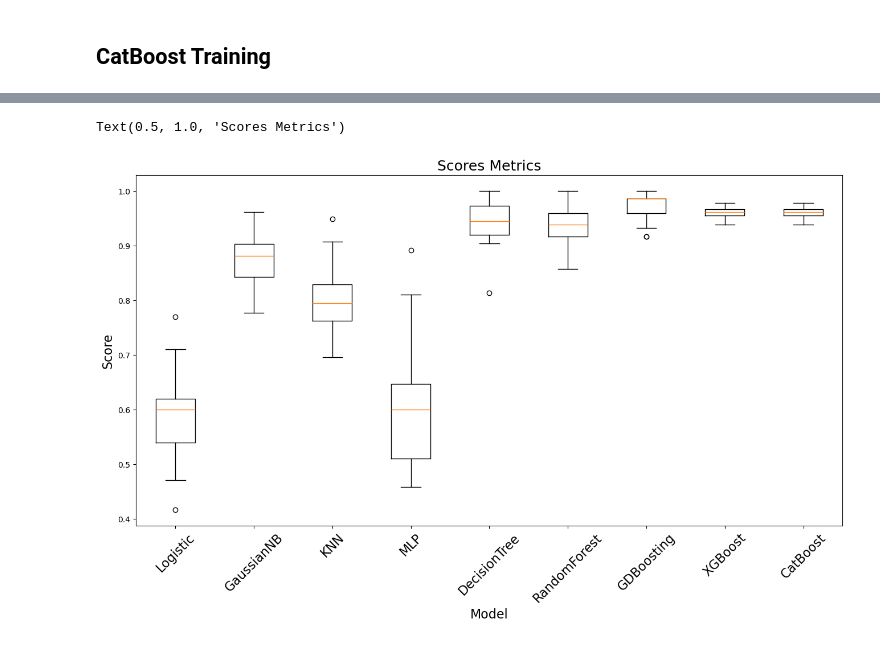
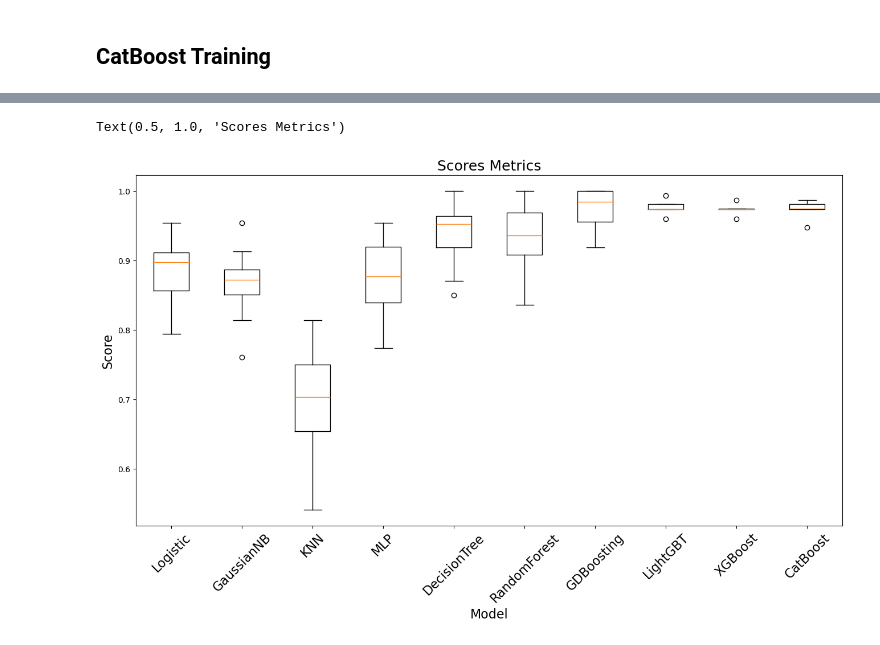
Before and after one commit to anhducbuui270802/FINANCIAL-DISTRESS-PREDICTION-, a Jupyter notebook: STEP2_BUILD_MODEL/train_model_data_2019.ipynb, the cells around one changed output, grey strips where cells are left out. Cells and saved outputs as stored; diff of their text form; code cells hidden in the pictures.

```diff
--- a/STEP2_BUILD_MODEL/train_model_data_2019.ipynb
+++ b/STEP2_BUILD_MODEL/train_model_data_2019.ipynb
@@ -32,7 +33,7 @@ from sklearn.metrics import classification_report
 from sklearn.metrics import roc_auc_score, auc, precision_recall_curve
 # %%
 df = pd.read_csv('final_data.csv')
-df = df[df['YEAR'] == 2020]
+df = df[df['YEAR'] == 2019]
 # %%
 df.head()
 # %% [output]
@@ -47,7 +49,7 @@ df.head()
 # %%
 from sklearn.model_selection import train_test_split
 
-X = df.drop(['TARGET', 'CODE', 'NAME', 'YEAR'], axis=1)
+X = df.drop(['TARGET', 'CODE', 'NAME', 'YEAR', 'STOCK EXCHANGE'], axis=1)
 y = df['TARGET']
 X_train, X_test, y_train, y_test = train_test_split(X, y, test_size=0.2, random_state=42)
 
@@ -386,6 +414,8 @@ params = {
 
 # Perform cross-validation to train the model
 cv_results = lgb.cv(params, lgb_data, num_boost_round=100, nfold=5, metrics='binary_error', seed=42)
+scores = cross_val_score(lgb.LGBMClassifier(), X, y, cv=5, scoring=metric)
+all_scores.append(scores)
 
 # Train the final model with the best number of boosting rounds
 best_num_boost_round = len(cv_results['valid binary_error-mean'])
@@ -411,11 +441,9 @@ print(report)
 print(f"AUROC: {auroc}")
 print(f"AUC-PR: {auc_pr}")
 
-# # Print predictions
-# print("Predicted classes:", y_pred)
-
-# # Print cross-validation results
+# Print cross-validation results
 # print("Cross-validation results:", cv_results)
 # print("Mean binary error:", np.mean(cv_results['valid binary_error-mean']))
+print('Mean Fbeta: {:.03f} {:.03f}'.format(np.mean(scores), np.std(scores)))
 # %% [output]
 [LightGBM] [Warning] Found whitespace in feature_names, replace with underlines
@@ -439,8 +472,8 @@ AUC-PR: 0.9962377169841182
 ## CatBoost Training
 # %%
 from catboost import CatBoostClassifier
-# Initialize XGBoost classifier
-catboost_model = XGBClassifier()
+# Initialize CatBoostClassifier classifier
+catboost_model = CatBoostClassifier()
 
 # Perform cross-validation
 scores = cross_val_score(catboost_model, X, y, cv=5, scoring=metric)
@@ -477,14 +526,14 @@ AUC-PR: 0.995677721637481
 # %%
 import matplotlib.pyplot as plt
-model_names = ['Logistic', 'GaussianNB', 'KNN', 'MLP','DecisionTree', 'RandomForest', 'GDBoosting', 'XGBoost', 'CatBoost']
+model_names = ['Logistic', 'GaussianNB', 'KNN', 'MLP','DecisionTree', 'RandomForest', 'GDBoosting', 'LightGBT', 'XGBoost', 'CatBoost']
 
 # Draw bboxplot
 plt.figure(figsize=(16, 8))
 plt.boxplot(all_scores)
 plt.xlabel('Model', fontsize=16)
 plt.ylabel('Score', fontsize=16)
 plt.xticks(np.arange(len(model_names))+1, model_names, rotation=45, fontsize=16)
 plt.title("Scores Metrics", fontsize=18)
 # %% [output]
 Text(0.5, 1.0, 'Scores Metrics')
-[figure, old version]
+[figure, new version]
```
Also changed, not shown: parts of 19 cells of this notebook, 22 other files.
